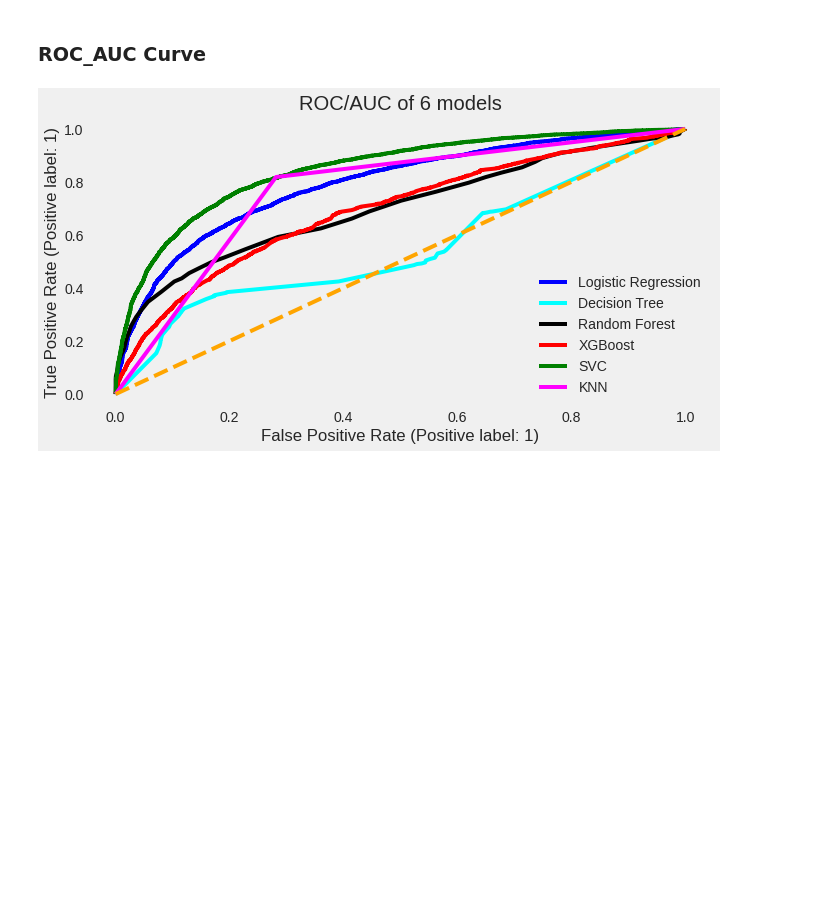
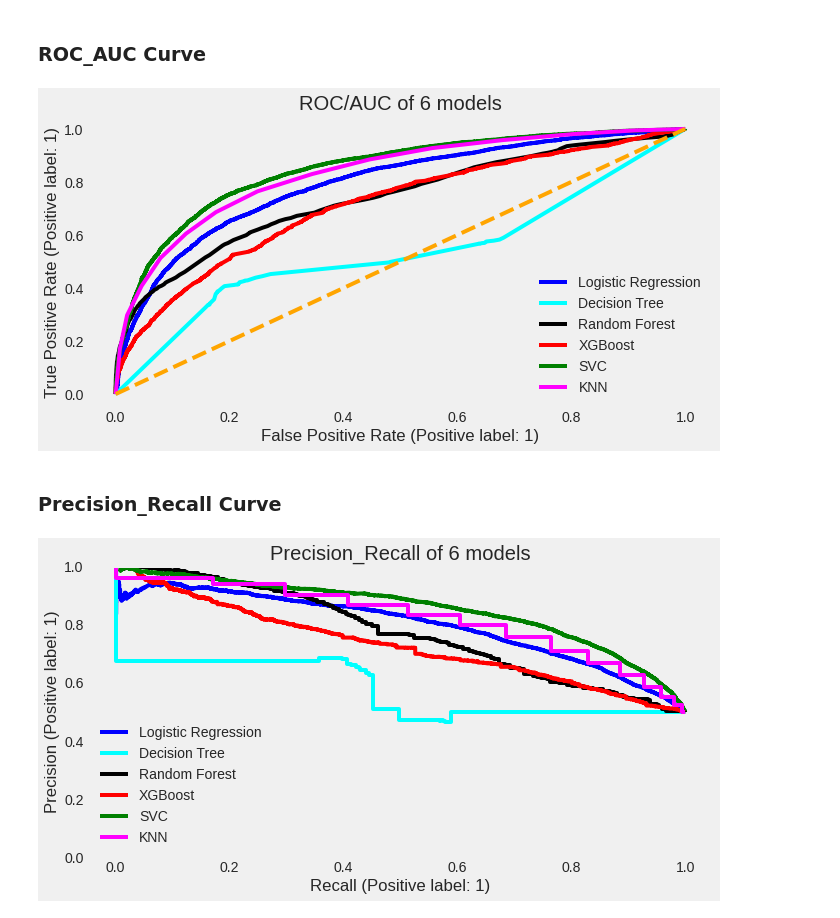
Before and after one commit to KK-Niraj/Credit-Card-Default-Prediction, a Jupyter notebook: Credit_Card_Default_Prediction_Capstone_Project.ipynb, the cells around one changed output. Saved outputs shown, nothing was run; the diff lists cells and outputs as text; code cells hidden in the pictures; blank space fills up the shorter version.

```diff
--- a/Credit_Card_Default_Prediction_Capstone_Project.ipynb
+++ b/Credit_Card_Default_Prediction_Capstone_Project.ipynb
@@ -653,7 +654,7 @@ grid_search.best_params_
  'splitter': 'best'}
 # %%
 # Using the optimal data and fitting the data
-dt_best = DecisionTreeClassifier(criterion = 'entropy', max_depth = 10, max_features = None, min_samples_split = 3, splitter = 'best')
+dt_best = DecisionTreeClassifier(criterion = 'gini', max_depth = 11, max_features = None, min_samples_split = 3, splitter = 'best')
 dt_optimal = dt_best.fit(X_train_std, y_train)
 # %%
 # Get ROC_AUC score of tuned model on training data
@@ -737,6 +736,6 @@ grid_search.best_params_
 # %%
 # Using the optimal data and fitting the data
-rf_best = RandomForestClassifier(max_depth = 30, n_estimators = 100)
+rf_best = RandomForestClassifier(max_depth = 40, n_estimators = 300)
 rf_optimal = rf_best.fit(X_train_std, y_train)
 # %%
 # Get ROC_AUC score of tuned model on training data
@@ -820,7 +820,7 @@ grid_search.best_params_
 {'gamma': 0.2, 'learning_rate': 0.6, 'n_estimators': 1000, 'subsample': 0.6}
 # %%
 # Using the optimal data and fitting the data
-xgb_best = XGBClassifier(subsample = 0.6, n_estimators = 1000, learning_rate = 0.6, gamma = 0.2)
+xgb_best = XGBClassifier(gamma = 0.2, learning_rate = 0.6, n_estimators = 1000, subsample = 0.6)
 xgb_optimal = xgb_best.fit(X_train_std, y_train)
 # %%
 # Get ROC_AUC score of tuned model on training data
@@ -999,6 +1003,6 @@ grid_search.best_params_
 # %%
 # Using the optimal data and fitting the data
-knn_best = KNeighborsClassifier(n_neighbors = 1)
+knn_best = KNeighborsClassifier(n_neighbors = 13)
 knn_optimal = knn_best.fit(X_train_std, y_train)
 # %%
 # Get ROC_AUC score of tuned model on training data
@@ -1052,7 +1062,7 @@ Text(0.5, 1.0, 'KNN')
 # %%
 # Plot ROC_AUC curve of 6 models
 
-fig,ax=plt.subplots(figsize=(10,5))
+fig,ax = plt.subplots(figsize=(10,5))
 
 plot_roc_curve(lr_best, X_test_std, y_test,ax=ax, color="blue",label='Logistic Regression')
 plot_roc_curve(dt_best, X_test, y_test,ax=ax, color="cyan",label='Decision Tree')
@@ -1066,4 +1076,24 @@ plt.plot([0,1], [0,1], color='orange', linestyle='--')
 plt.title('ROC/AUC of 6 models')
 plt.grid()
 # %% [output]
-[figure, old version]
+[figure, new version]
+# %% [markdown]
+### Precision_Recall Curve
+# %%
+# Compare 6 models' Precision_recall curves
+
+fig,ax = plt.subplots(figsize=(10,5))
+
+plot_precision_recall_curve(lr_best, X_test_std, y_test,ax=ax, color="blue",label='Logistic Regression')
+plot_precision_recall_curve(dt_best, X_test, y_test,ax=ax, color="cyan",label='Decision Tree')
+plot_precision_recall_curve(rf_best, X_test, y_test,ax=ax, color="black",label='Random Forest')
+plot_precision_recall_curve(xgb_best, X_test, y_test,ax=ax, color="red",label='XGBoost')
+plot_precision_recall_curve(svc_best, X_test_std, y_test,ax=ax, color="green",label='SVC')
+plot_precision_recall_curve(knn_best, X_test_std, y_test,ax=ax, color="magenta",label='KNN')
+
+plt.title('Precision_Recall of 6 models')
+plt.ylim((0,1))
+
+plt.grid()
+# %% [output]
+[figure, added]
```
Also changed, not shown: parts of 43 cells of this notebook.
